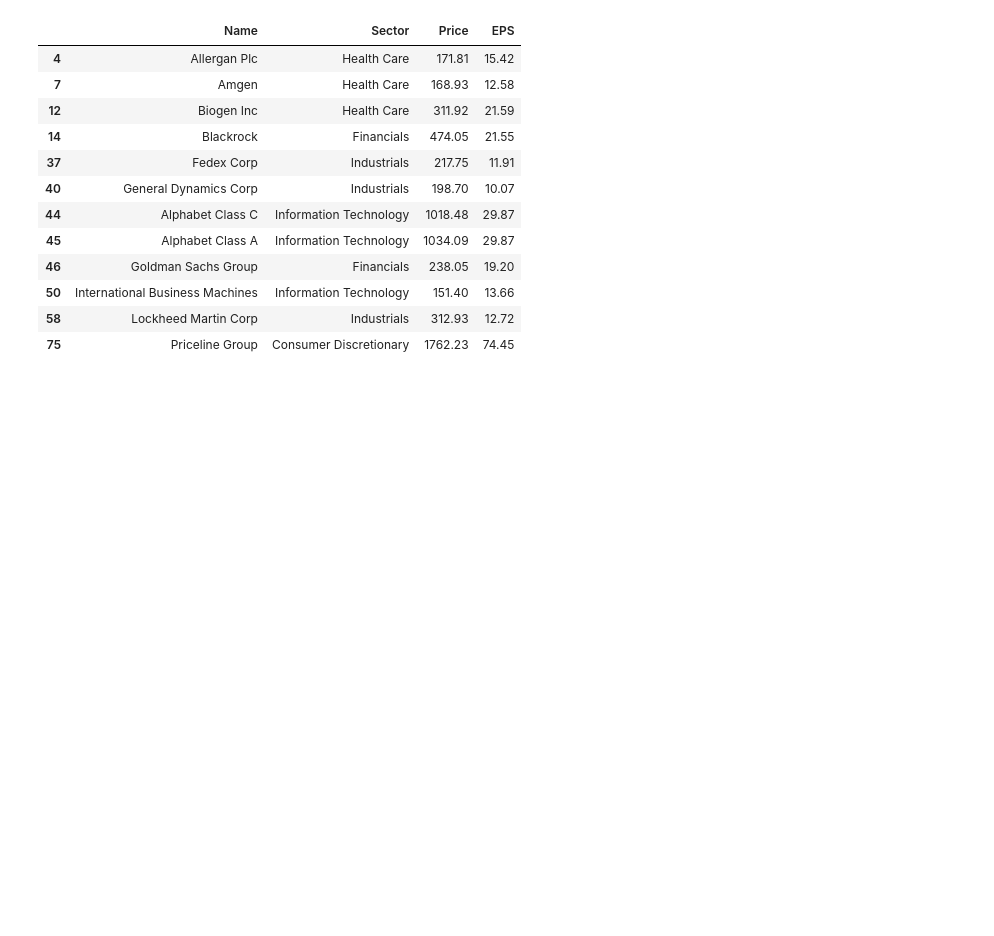
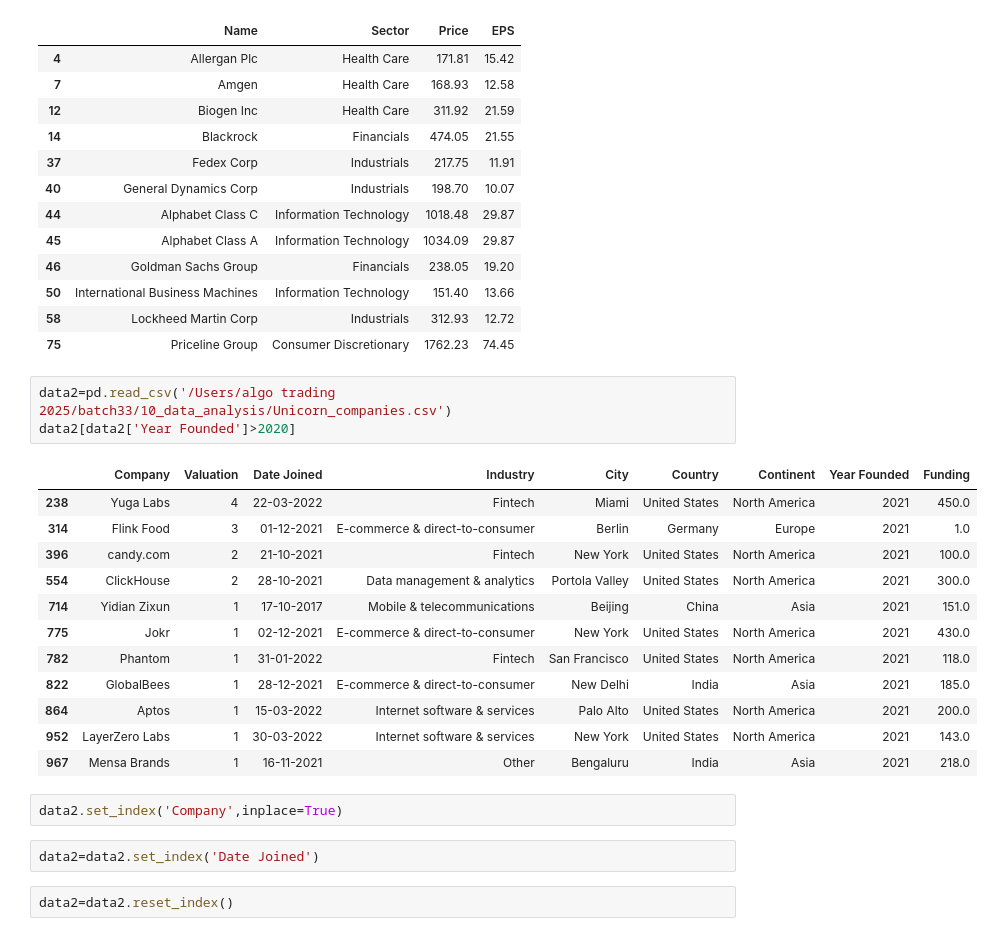
Before and after one commit to sunilsala88/batch33, a Jupyter notebook: 10_data_analysis/pandas1.ipynb, the cells around one changed output. Drawn from its saved outputs; the diff is of its cells as text; blank space fills up the shorter version.

```diff
--- a/10_data_analysis/pandas1.ipynb
+++ b/10_data_analysis/pandas1.ipynb
@@ -336,3 +336,25 @@ data[a & b]
 | 50 | International Business Machines | Information Technology | 151.40 | 13.66 |
 | 58 | Lockheed Martin Corp | Industrials | 312.93 | 12.72 |
 | 75 | Priceline Group | Consumer Discretionary | 1762.23 | 74.45 |
+# %%
+data2=pd.read_csv('/Users/algo trading 2025/batch33/10_data_analysis/Unicorn_companies.csv')
+data2[data2['Year Founded']>2020]
+# %% [output]
+|  | Company | Valuation | Date Joined | Industry | City | Country | Continent | Year Founded | Funding |
+| 238 | Yuga Labs | 4 | 22-03-2022 | Fintech | Miami | United States | North America | 2021 | 450.0 |
+| 314 | Flink Food | 3 | 01-12-2021 | E-commerce & direct-to-consumer | Berlin | Germany | Europe | 2021 | 1.0 |
+| 396 | candy.com | 2 | 21-10-2021 | Fintech | New York | United States | North America | 2021 | 100.0 |
+| 554 | ClickHouse | 2 | 28-10-2021 | Data management & analytics | Portola Valley | United States | North America | 2021 | 300.0 |
+| 714 | Yidian Zixun | 1 | 17-10-2017 | Mobile & telecommunications | Beijing | China | Asia | 2021 | 151.0 |
+| 775 | Jokr | 1 | 02-12-2021 | E-commerce & direct-to-consumer | New York | United States | North America | 2021 | 430.0 |
+| 782 | Phantom | 1 | 31-01-2022 | Fintech | San Francisco | United States | North America | 2021 | 118.0 |
+| 822 | GlobalBees | 1 | 28-12-2021 | E-commerce & direct-to-consumer | New Delhi | India | Asia | 2021 | 185.0 |
+| 864 | Aptos | 1 | 15-03-2022 | Internet software & services | Palo Alto | United States | North America | 2021 | 200.0 |
+| 952 | LayerZero Labs | 1 | 30-03-2022 | Internet software & services | New York | United States | North America | 2021 | 143.0 |
+| 967 | Mensa Brands | 1 | 16-11-2021 | Other | Bengaluru | India | Asia | 2021 | 218.0 |
+# %%
+data2.set_index('Company',inplace=True)
+# %%
+data2=data2.set_index('Date Joined')
+# %%
+data2=data2.reset_index()
```
Also changed, not shown: parts of 1 cell of this notebook.
